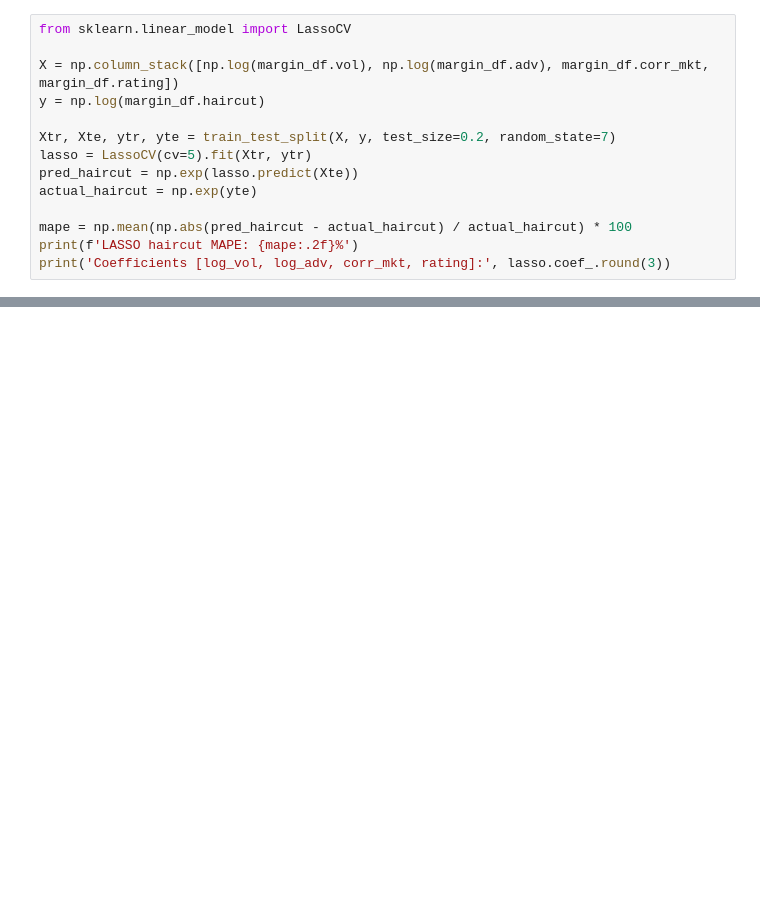
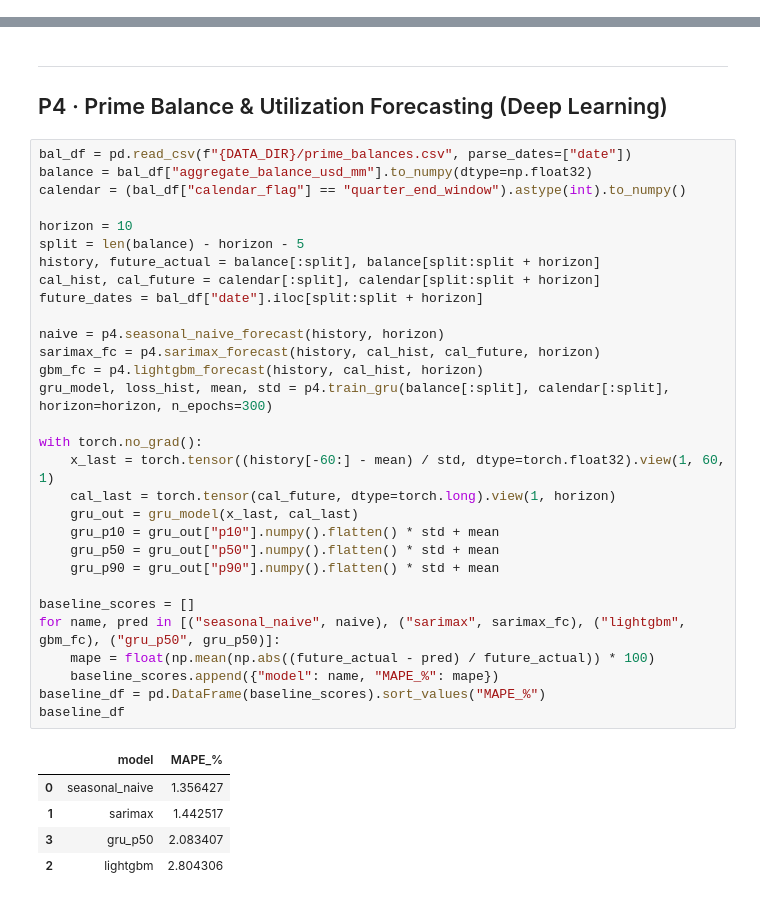
Before and after one commit to sm2774us/barclays_2026, a Jupyter notebook: TAKE_HOME_PROJECTS/notebook.ipynb, the cells around one changed output, grey strips where cells are left out. Drawn from its saved outputs; the diff is of its cells as text; blank space fills up the shorter version.

```diff
--- a/TAKE_HOME_PROJECTS/notebook.ipynb
+++ b/TAKE_HOME_PROJECTS/notebook.ipynb
@@ -149,14 +0,0 @@ margin_df.describe()
-# %%
-from sklearn.linear_model import LassoCV
-
-X = np.column_stack([np.log(margin_df.vol), np.log(margin_df.adv), margin_df.corr_mkt, margin_df.rating])
-y = np.log(margin_df.haircut)
-
-Xtr, Xte, ytr, yte = train_test_split(X, y, test_size=0.2, random_state=7)
-lasso = LassoCV(cv=5).fit(Xtr, ytr)
-pred_haircut = np.exp(lasso.predict(Xte))
-actual_haircut = np.exp(yte)
-
-mape = np.mean(np.abs(pred_haircut - actual_haircut) / actual_haircut) * 100
-print(f'LASSO haircut MAPE: {mape:.2f}%')
-print('Coefficients [log_vol, log_adv, corr_mkt, rating]:', lasso.coef_.round(3))
@@ -435,0 +179,39 @@ as detailed in `LIQUID_FINANCING_TAKEHOME.md`.
+# %% [markdown]
+---
+## P4 · Prime Balance & Utilization Forecasting (Deep Learning)
+# %%
+bal_df = pd.read_csv(f"{DATA_DIR}/prime_balances.csv", parse_dates=["date"])
+balance = bal_df["aggregate_balance_usd_mm"].to_numpy(dtype=np.float32)
+calendar = (bal_df["calendar_flag"] == "quarter_end_window").astype(int).to_numpy()
+
+horizon = 10
+split = len(balance) - horizon - 5
+history, future_actual = balance[:split], balance[split:split + horizon]
+cal_hist, cal_future = calendar[:split], calendar[split:split + horizon]
+future_dates = bal_df["date"].iloc[split:split + horizon]
+
+naive = p4.seasonal_naive_forecast(history, horizon)
+sarimax_fc = p4.sarimax_forecast(history, cal_hist, cal_future, horizon)
+gbm_fc = p4.lightgbm_forecast(history, cal_hist, horizon)
+gru_model, loss_hist, mean, std = p4.train_gru(balance[:split], calendar[:split], horizon=horizon, n_epochs=300)
+
+with torch.no_grad():
+    x_last = torch.tensor((history[-60:] - mean) / std, dtype=torch.float32).view(1, 60, 1)
+    cal_last = torch.tensor(cal_future, dtype=torch.long).view(1, horizon)
+    gru_out = gru_model(x_last, cal_last)
+    gru_p10 = gru_out["p10"].numpy().flatten() * std + mean
+    gru_p50 = gru_out["p50"].numpy().flatten() * std + mean
+    gru_p90 = gru_out["p90"].numpy().flatten() * std + mean
+
+baseline_scores = []
+for name, pred in [("seasonal_naive", naive), ("sarimax", sarimax_fc), ("lightgbm", gbm_fc), ("gru_p50", gru_p50)]:
+    mape = float(np.mean(np.abs((future_actual - pred) / future_actual)) * 100)
+    baseline_scores.append({"model": name, "MAPE_%": mape})
+baseline_df = pd.DataFrame(baseline_scores).sort_values("MAPE_%")
+baseline_df
+# %% [output]
+|  | model | MAPE_% |
+| 0 | seasonal_naive | 1.356427 |
+| 1 | sarimax | 1.442517 |
+| 3 | gru_p50 | 2.083407 |
+| 2 | lightgbm | 2.804306 |
```
Also changed, not shown: parts of 35 cells of this notebook, 50 other files.
